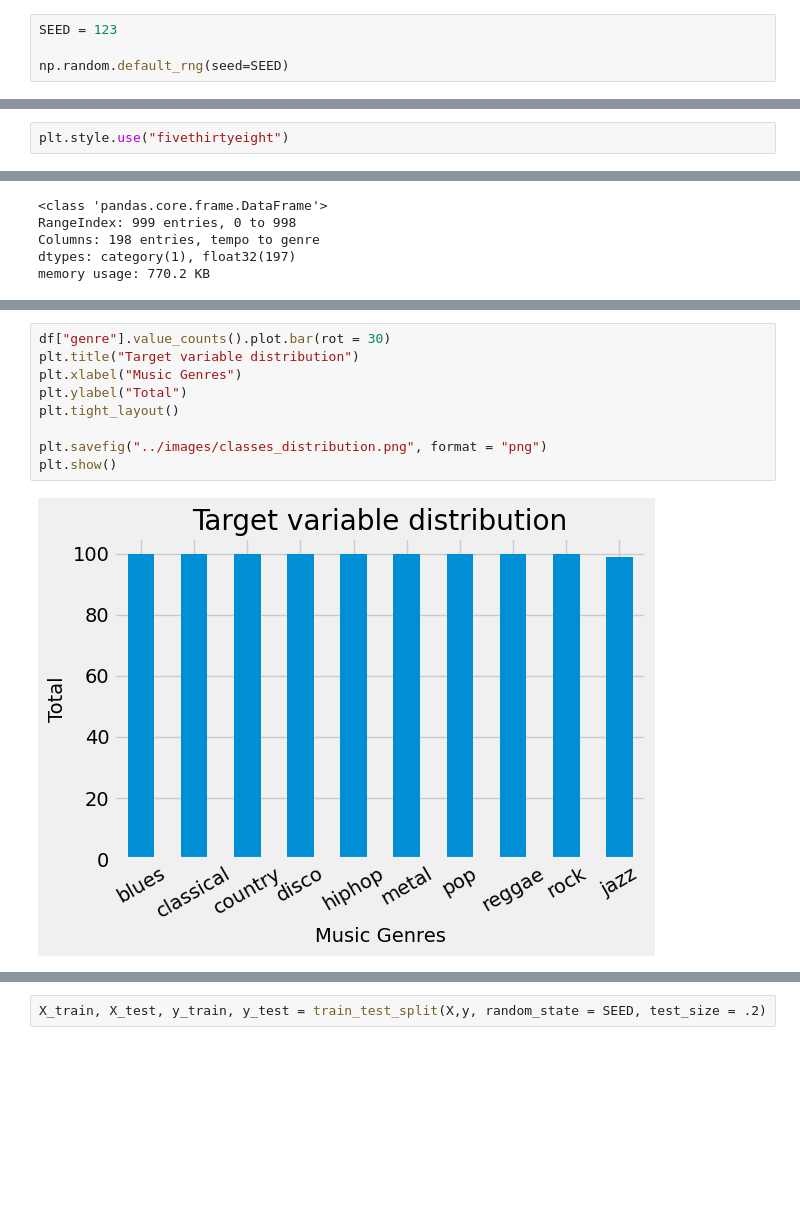
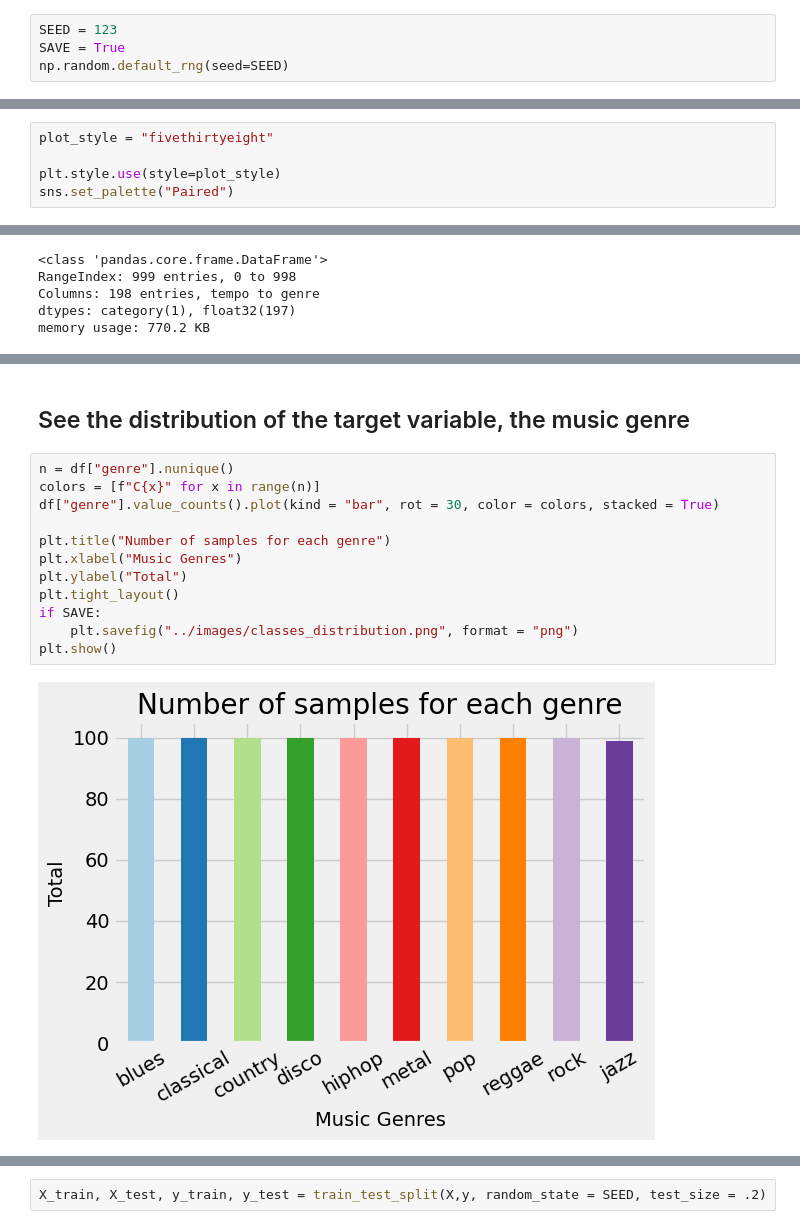
Before and after one commit to maycarlos/music_classification_acb, a Jupyter notebook: notebooks/data_processing.ipynb, the cells around one changed output, grey strips where cells are left out. Cells and saved outputs as stored; diff of their text form; blank space fills up the shorter version.

Commit message:
organize notebook by sections & build better plots

```diff
--- a/notebooks/data_processing.ipynb
+++ b/notebooks/data_processing.ipynb
@@ -16,6 +34,6 @@ from sklearn.model_selection import train_test_split, GridSearchCV, RepeatedStra
 # %%
 SEED = 123
-
+SAVE = True
 np.random.default_rng(seed=SEED)
 # %% [output]
 Generator(PCG64) at 0x...
@@ -30,2 +39,0 @@ Generator(PCG64) at 0x...
-# %%
-plt.style.use("fivethirtyeight")
@@ -31,0 +42,5 @@ plt.style.use("fivethirtyeight")
+# %%
+plot_style = "fivethirtyeight"
+
+plt.style.use(style=plot_style)
+sns.set_palette("Paired")
@@ -161,11 +139,16 @@ pd.DataFrame(df.isnull().sum(), columns=["Number of missing values"])
+# %% [markdown]
+## See the distribution of the target variable, the music genre
 # %%
-df["genre"].value_counts().plot.bar(rot = 30)
-plt.title("Target variable distribution")
+n = df["genre"].nunique()
+colors = [f"C{x}" for x in range(n)]
+df["genre"].value_counts().plot(kind = "bar", rot = 30, color = colors, stacked = True)
+
+plt.title("Number of samples for each genre")
 plt.xlabel("Music Genres")
 plt.ylabel("Total")
 plt.tight_layout()
-
-plt.savefig("../images/classes_distribution.png", format = "png")
+if SAVE:
+    plt.savefig("../images/classes_distribution.png", format = "png")
 plt.show()
 # %% [output]
-[figure, old version]
+[figure, new version]
```
Also changed, not shown: parts of 30 cells of this notebook, 3 other files.
